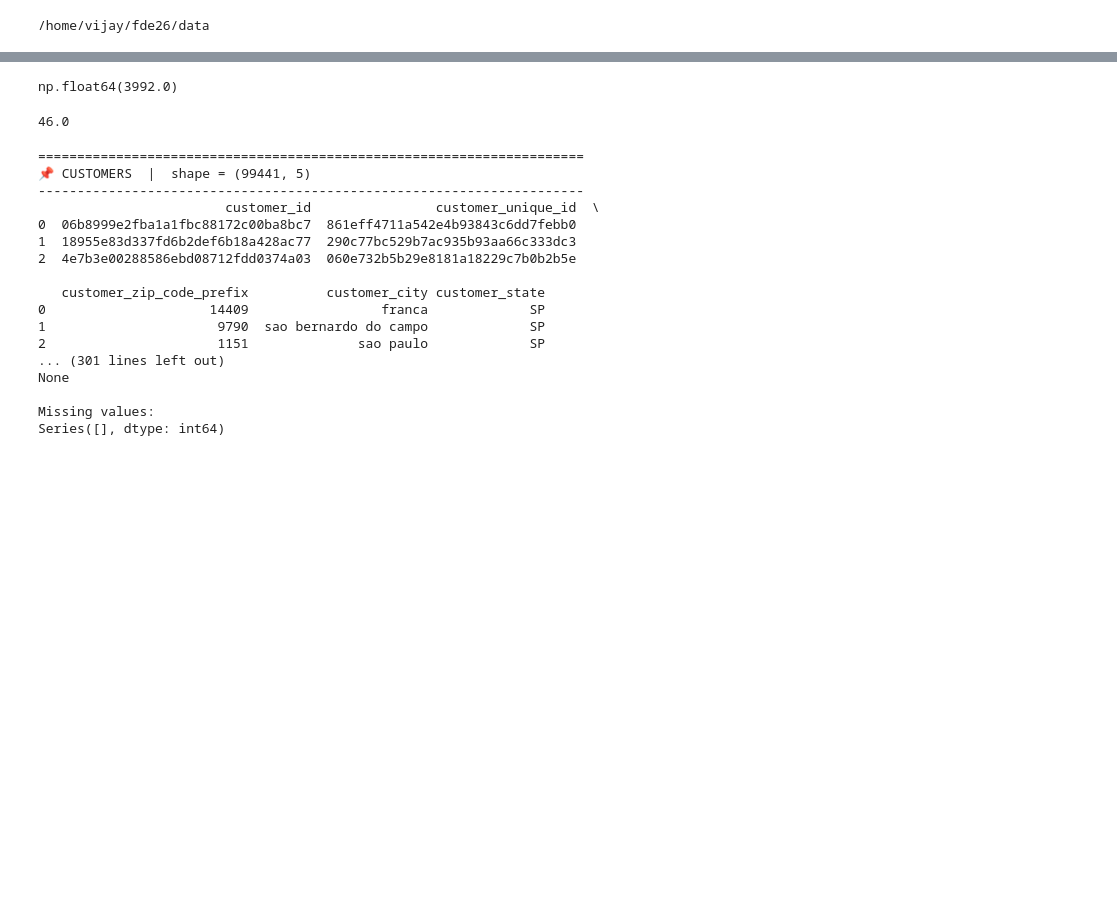
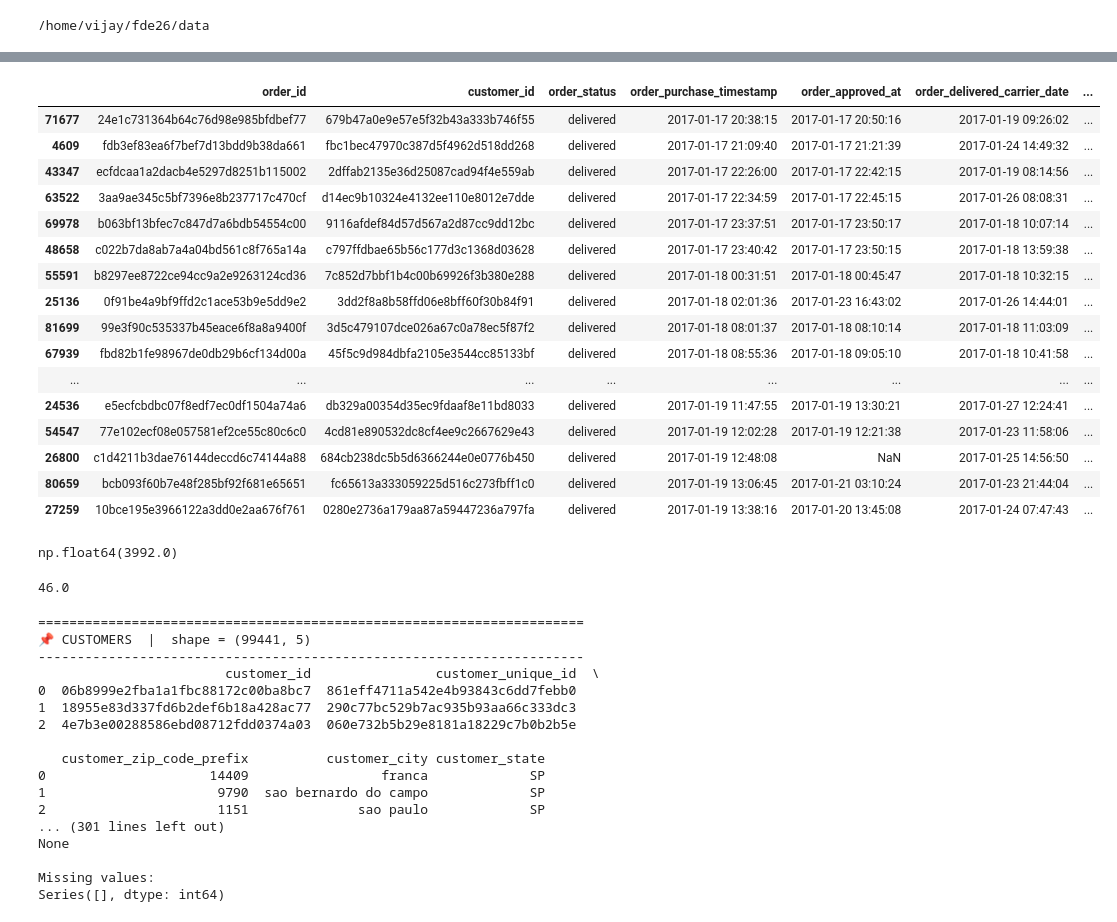
Before and after one commit to bijay-0011/fde26, a Jupyter notebook: data/data_exploration.ipynb, the cells around one changed output, grey strips where cells are left out. Drawn from its saved outputs; the diff is of its cells as text; code cells hidden in the pictures; blank space fills up the shorter version.

```diff
--- a/data/data_exploration.ipynb
+++ b/data/data_exploration.ipynb
@@ -46,0 +45,21 @@ order_items.head()
+# %%
+orders["order_purchase_timestamp"] = pd.to_datetime(orders["order_purchase_timestamp"])
+orders.sort_values("order_purchase_timestamp").iloc[500:550]
+# %% [output]
+|  | order_id | customer_id | order_status | order_purchase_timestamp | order_approved_at | order_delivered_carrier_date | ... |
+| 71677 | 24e1c731364b64c76d98e985bfdbef77 | 679b47a0e9e57e5f32b43a333b746f55 | delivered | 2017-01-17 20:38:15 | 2017-01-17 20:50:16 | 2017-01-19 09:26:02 | ... |
+| 4609 | fdb3ef83ea6f7bef7d13bdd9b38da661 | fbc1bec47970c387d5f4962d518dd268 | delivered | 2017-01-17 21:09:40 | 2017-01-17 21:21:39 | 2017-01-24 14:49:32 | ... |
+| 43347 | ecfdcaa1a2dacb4e5297d8251b115002 | 2dffab2135e36d25087cad94f4e559ab | delivered | 2017-01-17 22:26:00 | 2017-01-17 22:42:15 | 2017-01-19 08:14:56 | ... |
+| 63522 | 3aa9ae345c5bf7396e8b237717c470cf | d14ec9b10324e4132ee110e8012e7dde | delivered | 2017-01-17 22:34:59 | 2017-01-17 22:45:15 | 2017-01-26 08:08:31 | ... |
+| 69978 | b063bf13bfec7c847d7a6bdb54554c00 | 9116afdef84d57d567a2d87cc9dd12bc | delivered | 2017-01-17 23:37:51 | 2017-01-17 23:50:17 | 2017-01-18 10:07:14 | ... |
+| 48658 | c022b7da8ab7a4a04bd561c8f765a14a | c797ffdbae65b56c177d3c1368d03628 | delivered | 2017-01-17 23:40:42 | 2017-01-17 23:50:15 | 2017-01-18 13:59:38 | ... |
+| 55591 | b8297ee8722ce94cc9a2e9263124cd36 | 7c852d7bbf1b4c00b69926f3b380e288 | delivered | 2017-01-18 00:31:51 | 2017-01-18 00:45:47 | 2017-01-18 10:32:15 | ... |
+| 25136 | 0f91be4a9bf9ffd2c1ace53b9e5dd9e2 | 3dd2f8a8b58ffd06e8bff60f30b84f91 | delivered | 2017-01-18 02:01:36 | 2017-01-23 16:43:02 | 2017-01-26 14:44:01 | ... |
+| 81699 | 99e3f90c535337b45eace6f8a8a9400f | 3d5c479107dce026a67c0a78ec5f87f2 | delivered | 2017-01-18 08:01:37 | 2017-01-18 08:10:14 | 2017-01-18 11:03:09 | ... |
+| 67939 | fbd82b1fe98967de0db29b6cf134d00a | 45f5c9d984dbfa2105e3544cc85133bf | delivered | 2017-01-18 08:55:36 | 2017-01-18 09:05:10 | 2017-01-18 10:41:58 | ... |
+| ... | ... | ... | ... | ... | ... | ... | ... |
+| 24536 | e5ecfcbdbc07f8edf7ec0df1504a74a6 | db329a00354d35ec9fdaaf8e11bd8033 | delivered | 2017-01-19 11:47:55 | 2017-01-19 13:30:21 | 2017-01-27 12:24:41 | ... |
+| 54547 | 77e102ecf08e057581ef2ce55c80c6c0 | 4cd81e890532dc8cf4ee9c2667629e43 | delivered | 2017-01-19 12:02:28 | 2017-01-19 12:21:38 | 2017-01-23 11:58:06 | ... |
+| 26800 | c1d4211b3dae76144deccd6c74144a88 | 684cb238dc5b5d6366244e0e0776b450 | delivered | 2017-01-19 12:48:08 | NaN | 2017-01-25 14:56:50 | ... |
+| 80659 | bcb093f60b7e48f285bf92f681e65651 | fc65613a333059225d516c273fbff1c0 | delivered | 2017-01-19 13:06:45 | 2017-01-21 03:10:24 | 2017-01-23 21:44:04 | ... |
+| 27259 | 10bce195e3966122a3dd0e2aa676f761 | 0280e2736a179aa87a59447236a797fa | delivered | 2017-01-19 13:38:16 | 2017-01-20 13:45:08 | 2017-01-24 07:47:43 | ... |
```
Also changed, not shown: parts of 4 cells of this notebook, 15 other files.
